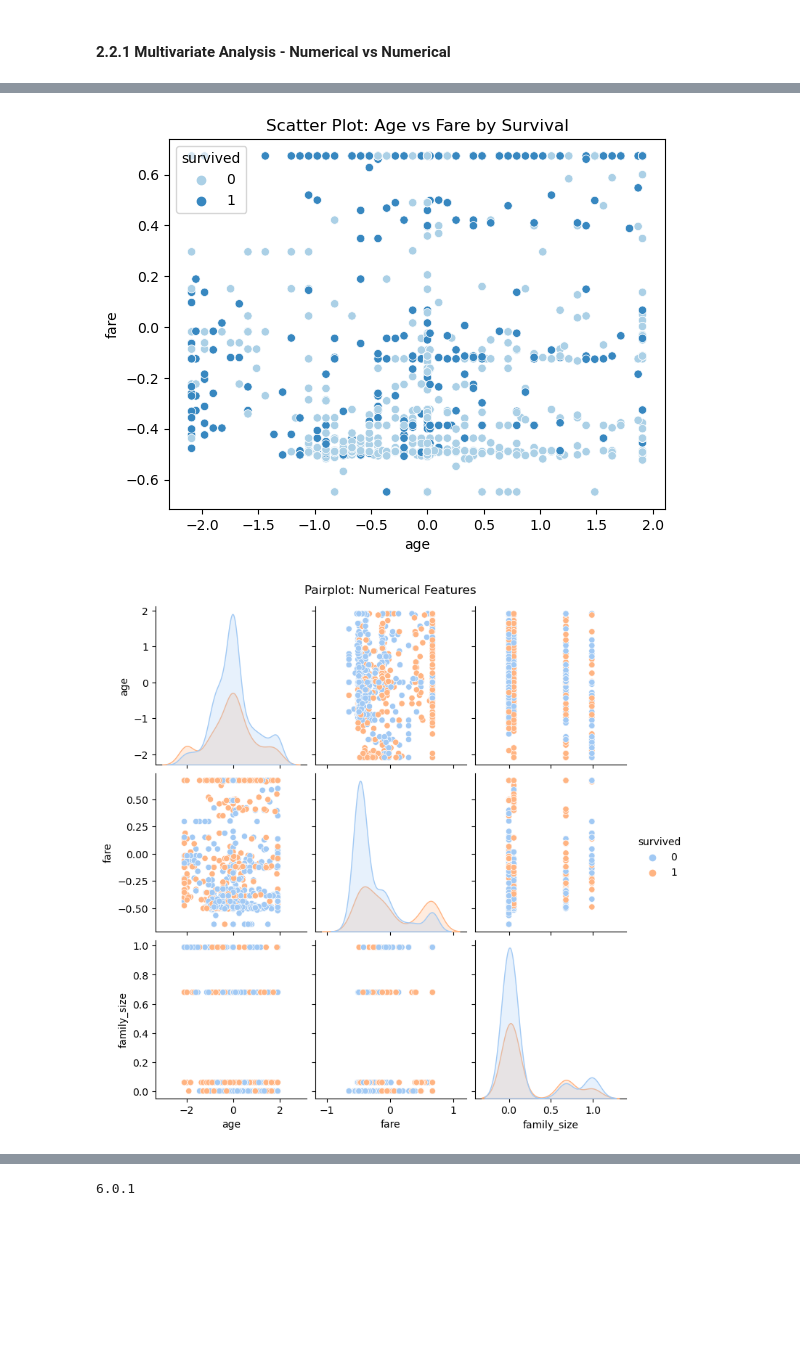
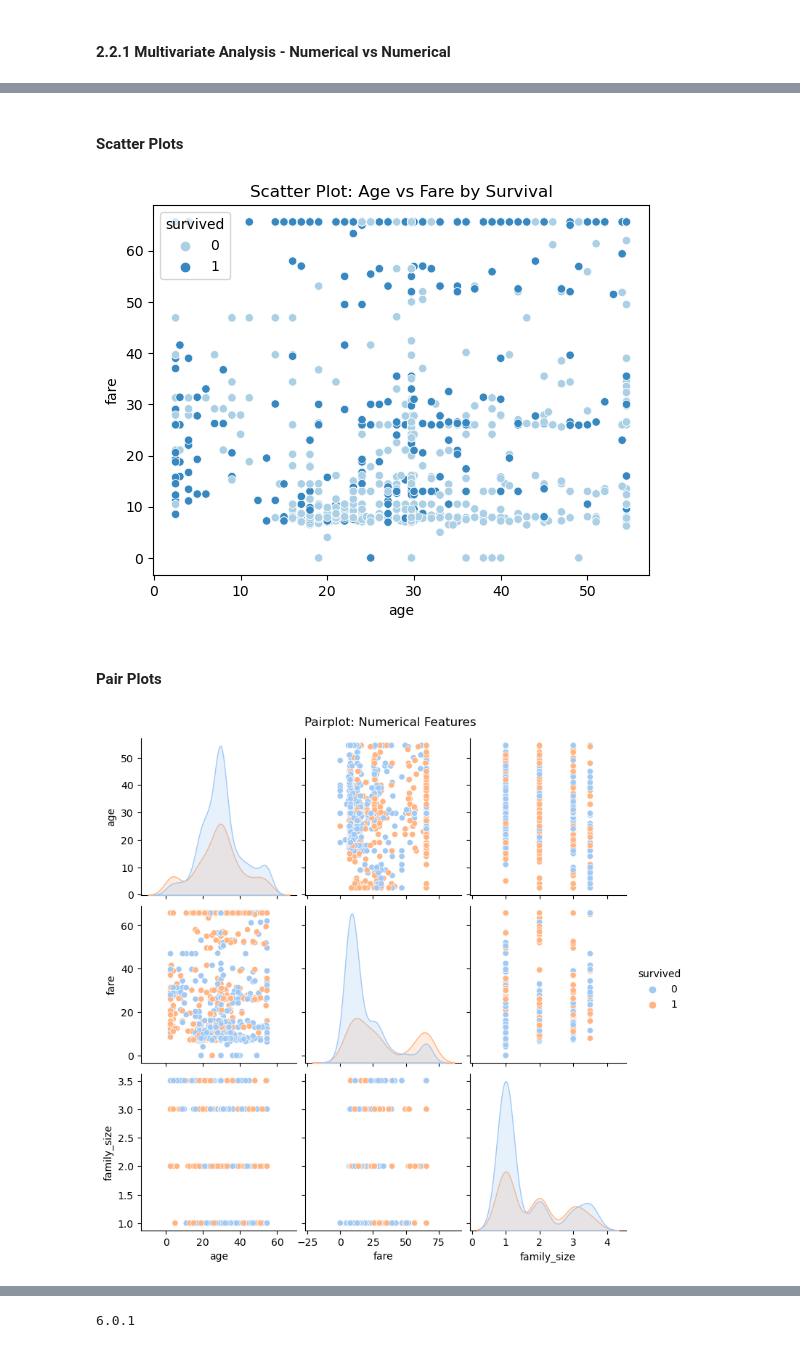
Before and after one commit to Chaiithra/Complete-Advanced-EDA, a Jupyter notebook: 2. Advanced Exploratory Data Analysis (EDA).ipynb, the cells around one changed output, grey strips where cells are left out. Drawn from its saved outputs; the diff is of its cells as text; code cells hidden in the pictures; blank space fills up the shorter version.

```diff
--- a/2. Advanced Exploratory Data Analysis (EDA).ipynb
+++ b/2. Advanced Exploratory Data Analysis (EDA).ipynb
@@ -52,20 +52,7 @@ def one_hot_encoding(df,column):
 df1 = one_hot_encoding(df1, 'embarked')
 df1 = one_hot_encoding(df1, 'sex')
 
-# 7.Standardization
-
-from sklearn.preprocessing import StandardScaler
-
-def standardize_zscore(df, columns):
-    scaler = StandardScaler()
-    df_standardized = df.copy()
-    df_standardized[columns] = scaler.fit_transform(df[columns])
-    return df_standardized
-
-columns = ['age', 'fare', 'family_size']
-df1_standardized = standardize_zscore(df1, columns)
-
-# 8.Detecting Outliers
+# 7.Detecting Outliers
 
 def detect_outliers_iqr(df, column):
     Q1 = df[column].quantile(0.25)
@@ -75,7 +62,7 @@ def detect_outliers_iqr(df, column):
     upper = Q3 + 1.5 * IQR
     return df[(df[column] < lower) | (df[column] > upper)]
 
-# 9.Handling Outliers
+# 8.Handling Outliers
 
 def iqr_based_capping(df, column, iqr_multiplier=1.5):
 
@@ -91,9 +78,9 @@ def iqr_based_capping(df, column, iqr_multiplier=1.5):
 
     return df_copy
 
-df1_standardized = iqr_based_capping(df1_standardized, 'age', iqr_multiplier=1.5)
-df1_standardized = iqr_based_capping(df1_standardized, 'fare', iqr_multiplier=1.5)
-df1_standardized = iqr_based_capping(df1_standardized, 'family_size', iqr_multiplier=1.5)
+df1 = iqr_based_capping(df1, 'age', iqr_multiplier=1.5)
+df1 = iqr_based_capping(df1, 'fare', iqr_multiplier=1.5)
+df1 = iqr_based_capping(df1, 'family_size', iqr_multiplier=1.5)
 # %% [markdown]
 ## 2.Advanced Exploratory Data Analysis (EDA)
 # %%
@@ -201,5 +317,5 @@ Name: family_size, dtype: float64
 # %%
-df1_standardized['family_size'] = df1_standardized['family_size'].clip(lower=0)
+df1['family_size'] = df1['family_size'].clip(lower=0)
 # %%
 from sklearn.preprocessing import MinMaxScaler
 
@@ -209,20 +325,24 @@ df_for_plot = df1_standardized.copy()
 # Scale family_size to be between 5 and 30 for good bubble sizes
 scaler = MinMaxScaler(feature_range=(5, 30))
 df_for_plot['family_size_scaled'] = scaler.fit_transform(df_for_plot[['family_size']])
+# %% [markdown]
+#### Scatter Plots
 # %%
 import plotly.express as px
 import numpy as np
 
 # Scatter Plots (Numerical vs Numerical)
-sns.scatterplot(data=df1_standardized, x='age', y='fare', hue='survived', palette='Blues')
+sns.scatterplot(data=df1, x='age', y='fare', hue='survived', palette='Blues')
 plt.title('Scatter Plot: Age vs Fare by Survival')
 plt.show()
 # %% [output]
-[figure, old version]
+[figure, new version]
+# %% [markdown]
+#### Pair Plots
 # %%
 # Pairplots (Seaborn) - Visualizing multiple numerical features pairwise
-sns.pairplot(df1_standardized[numerical_features+['survived']], hue='survived', palette='pastel')
+sns.pairplot(df1[numerical_features+['survived']], hue='survived', palette='pastel')
 plt.suptitle('Pairplot: Numerical Features', y=1.02)
 plt.show()
 # %% [output]
-[figure, old version]
+[figure, new version]
```
Also changed, not shown: parts of 55 cells of this notebook.
